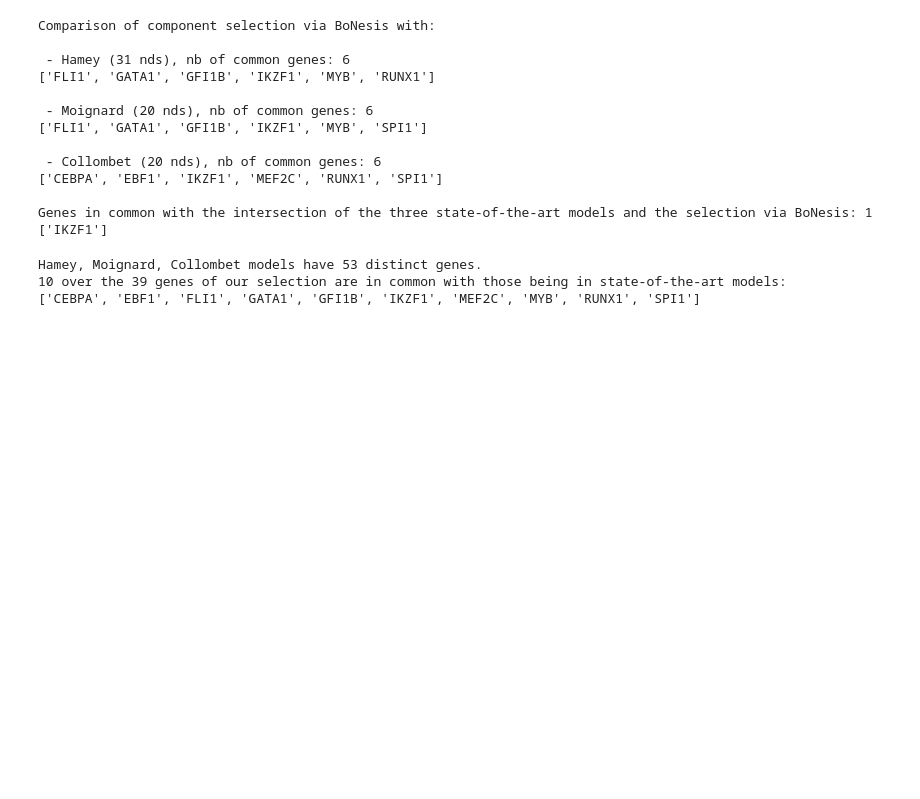
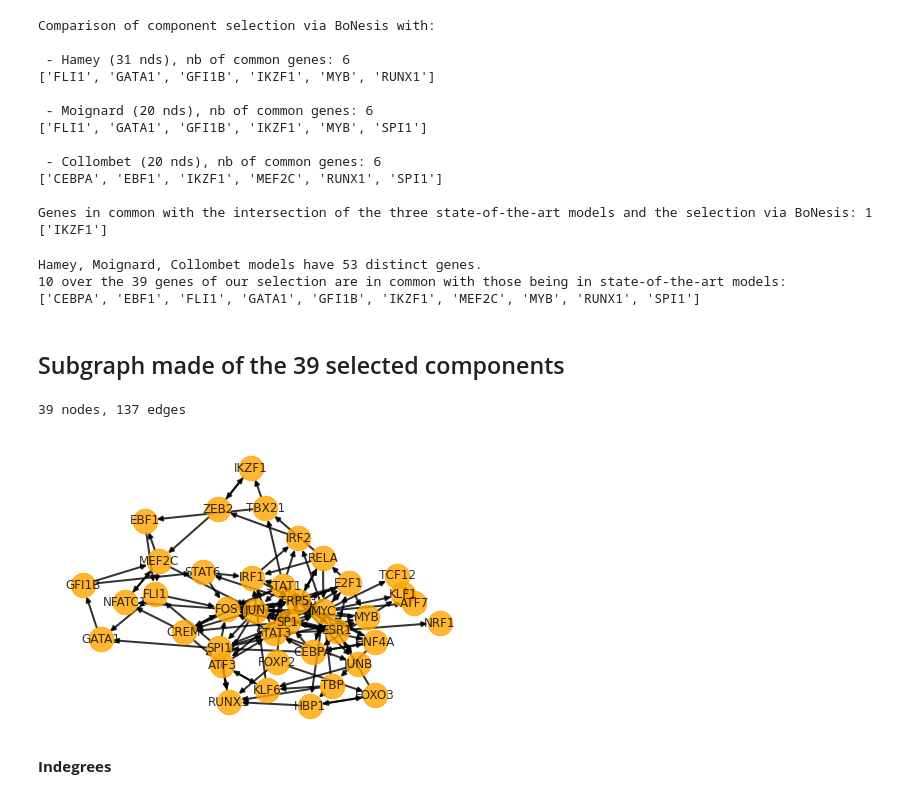
Before and after one commit to StephanieChevalier/notebooks_for_bonesis, a Jupyter notebook: applications/hematopoiesis/component_selection_analysis.ipynb, the cells around one changed output. Cells and saved outputs as stored; diff of their text form; code cells hidden in the pictures; blank space fills up the shorter version.

```diff
--- a/applications/hematopoiesis/component_selection_analysis.ipynb
+++ b/applications/hematopoiesis/component_selection_analysis.ipynb
@@ -104,3 +122,5 @@ print(f"{len(selected_genes)} over the {len(components)} genes of our selection
 Hamey, Moignard, Collombet models have 53 distinct genes.
 10 over the 39 genes of our selection are in common with those being in state-of-the-art models:
 ['CEBPA', 'EBF1', 'FLI1', 'GATA1', 'GFI1B', 'IKZF1', 'MEF2C', 'MYB', 'RUNX1', 'SPI1']
+# %% [markdown]
+## Subgraph made of the 39 selected components
@@ -106,0 +131,15 @@ Hamey, Moignard, Collombet models have 53 distinct genes.
+# %%
+df = pd.read_csv("data/dorothea_ABC_20210707_TF.sif", header=None, names=("in", "sign", "out"), sep="\t")
+standardized_dorothea = nx.from_pandas_edgelist(df, "in", "out", ["sign"], nx.MultiDiGraph())
+subgraph_from_selection = standardized_dorothea.subgraph(set(components))
+# %%
+print(f"{len(subgraph_from_selection.nodes())} nodes, {len(subgraph_from_selection.edges())} edges")
+# %% [output]
+39 nodes, 137 edges
+# %%
+nx.draw_kamada_kawai(subgraph_from_selection, with_labels=True, node_size=600,
+                     node_color="orange", width=2, node_shape="o", alpha=0.8)
+# %% [output]
+[figure, added]
+# %% [markdown]
+**Indegrees**
```
Also changed, not shown: parts of 20 cells of this notebook, 2 other files.
